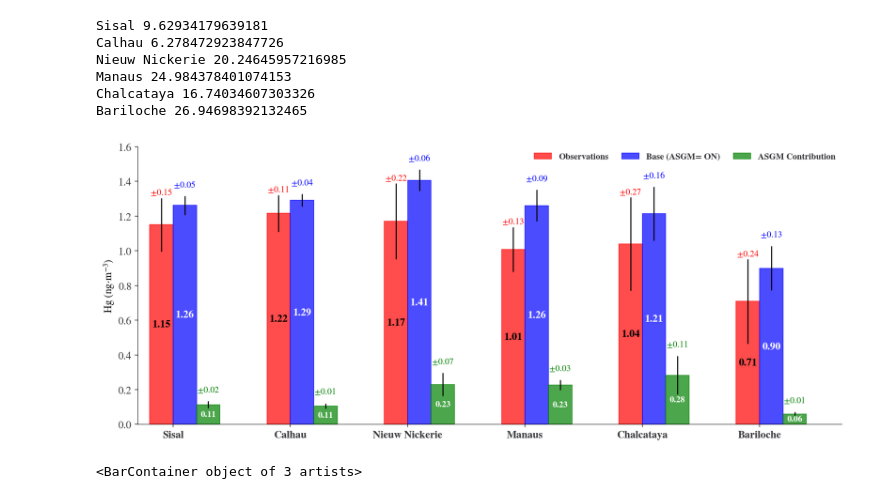
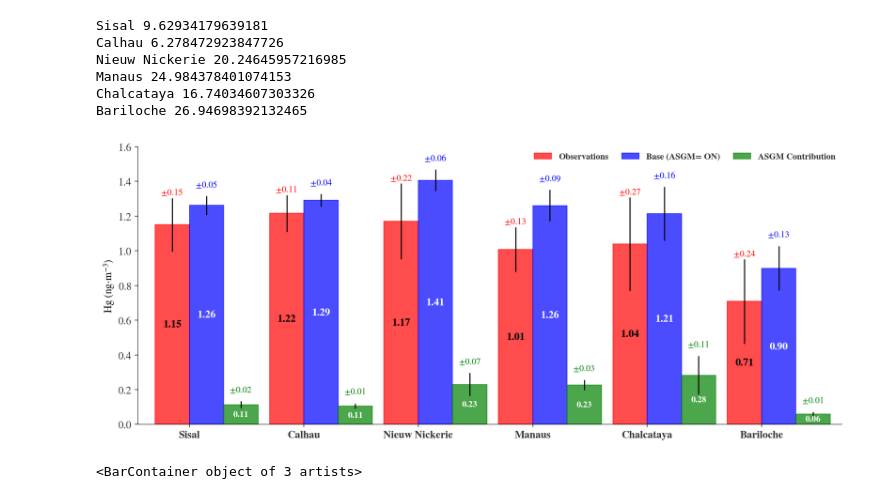
Before and after one commit to Shakes-tzd/MIT_TPP_thesis, a Jupyter notebook: JPnotebooks/LATAM GMOS Sites_Obs v Model.ipynb, the cells around one changed output. Drawn from its saved outputs; the diff is of its cells as text; code cells hidden in the pictures.

```diff
--- a/JPnotebooks/LATAM GMOS Sites_Obs v Model.ipynb
+++ b/JPnotebooks/LATAM GMOS Sites_Obs v Model.ipynb
@@ -754,39 +754,39 @@ obs_stds = [my_mmeans[labels[0]]['obs_std'],my_mmeans[labels[1]]['obs_std'],my_m
 model_means =[my_mmeans[labels[0]]['model_mean'],my_mmeans[labels[1]]['model_mean'],my_mmeans[labels[2]]['model_mean'],my_mmeans[labels[3]]['model_mean'],my_mmeans[labels[4]]['model_mean'],my_mmeans[labels[5]]['model_mean']]
 model_stds =[my_mmeans[labels[0]]['model_std'],my_mmeans[labels[1]]['model_std'],my_mmeans[labels[2]]['model_std'],my_mmeans[labels[3]]['model_std'],my_mmeans[labels[4]]['model_std'], my_mmeans[labels[5]]['model_std']]
 asgm_means = [my_mmeans[labels[0]]['asgm_mean'],my_mmeans[labels[1]]['asgm_mean'],my_mmeans[labels[2]]['asgm_mean'],my_mmeans[labels[3]]['asgm_mean'],my_mmeans[labels[4]]['asgm_mean'],my_mmeans[labels[5]]['asgm_mean']]
 asgm_stds = [my_mmeans[labels[0]]['asgm_std'],my_mmeans[labels[1]]['asgm_std'],my_mmeans[labels[2]]['asgm_std'],my_mmeans[labels[3]]['asgm_std'],my_mmeans[labels[4]]['asgm_std'],my_mmeans[labels[5]]['asgm_std']]
 
 
 x = np.arange(len(labels))
 width = 0.3
 legend_properties = {'weight':'bold'}
 
 fig=plt.figure(figsize=(12,5))
 
 #plt.grid(True, which='both', axis='y', alpha=0.5, linewidth=0.5)
-obs_bar=plt.bar((x/2)+width/3, obs_means, width/3,yerr=obs_stds, label='Observations', color='red', edgecolor='red',alpha=0.7)
-model_bar=plt.bar((x/2)+(width*2)/3, model_means, width/3,yerr=model_stds, label='Base (ASGM= ON)', color='blue', edgecolor='blue',alpha=0.7)
-asgm_bar=plt.bar((x/2)+width, asgm_means, width/3,yerr=asgm_stds, label='ASGM Contribution', color='green', edgecolor='green',alpha=0.7)#,capsize=6
+obs_bar=plt.bar((x/3)+width/3, obs_means, width/3,yerr=obs_stds, label='Observations', color='red', edgecolor='red',alpha=0.7)
+model_bar=plt.bar((x/3)+(width*2)/3, model_means, width/3,yerr=model_stds, label='Base (ASGM= ON)', color='blue', edgecolor='blue',alpha=0.7)
+asgm_bar=plt.bar((x/3)+width, asgm_means, width/3,yerr=asgm_stds, label='ASGM Contribution', color='green', edgecolor='green',alpha=0.7)#,capsize=6
 # plt.xticks(x+width/2, labels)
 plt.legend(loc='upper right', frameon=False,ncol=3,prop=legend_properties)
 plt.ylabel('Hg (ng$\cdot$m$^{-3}$)')
 #plt.xlabel('Site')
 plt.bar_label(obs_bar,labels=['±%.2f' % e for e in obs_stds ],padding=1, color='r', fontsize=10)
 plt.bar_label(obs_bar,label_type='center',fmt='%.2f', color='k',fontsize=12,fontweight='bold')
 plt.bar_label(model_bar,labels=['±%.2f' % e for e in model_stds ],padding=8, color='b', fontsize=10)
 plt.bar_label(model_bar,label_type='center',fmt='%.2f',color='w', fontsize=12,fontweight='bold')
 plt.bar_label(asgm_bar,labels=['±%.2f' % e for e in asgm_stds ],padding=8, color='g', fontsize=10)
 plt.bar_label(asgm_bar,label_type='center',fmt='%.2f', color='w',fontsize=10,fontweight='bold')
-plt.xticks((x/2)+width/2, labels,fontweight='bold')
-plt.xlim([0,3])
+plt.xticks((x/3)+width/2, labels,fontweight='bold')
+plt.xlim([0,2.05])
 #plt.title('Hg Average Concentration by Site')
 plt.tight_layout()
 name='gmos_sites_stats.pdf'
 savepath='/home/tzd/fs03/d1/tzd/Data_analysis/MIT_TPP_thesis/figures/GMOS_Sites/'+name
 fig.savefig(savepath,bbox_inches='tight')
 plt.show()
 # %% [output]
-[figure, old version]
+[figure, new version]
 # %%
 print(asgm_bar)
 # %% [output]
```
Also changed, not shown: 1 other file.
